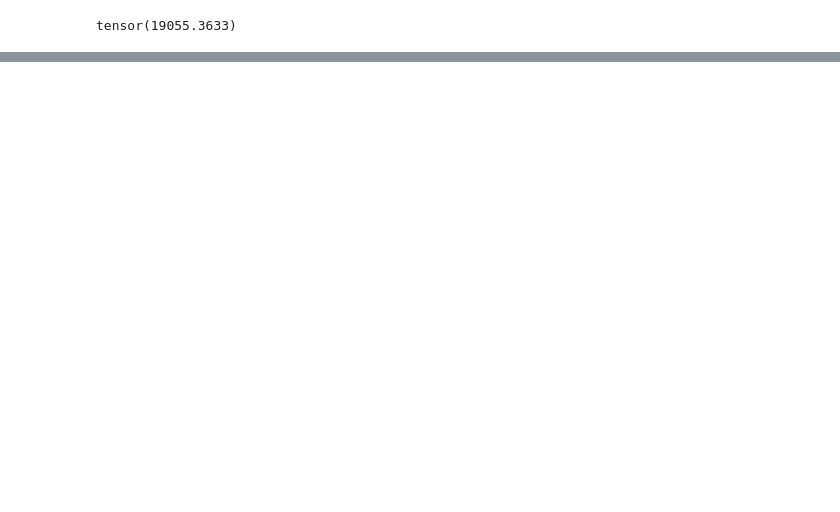
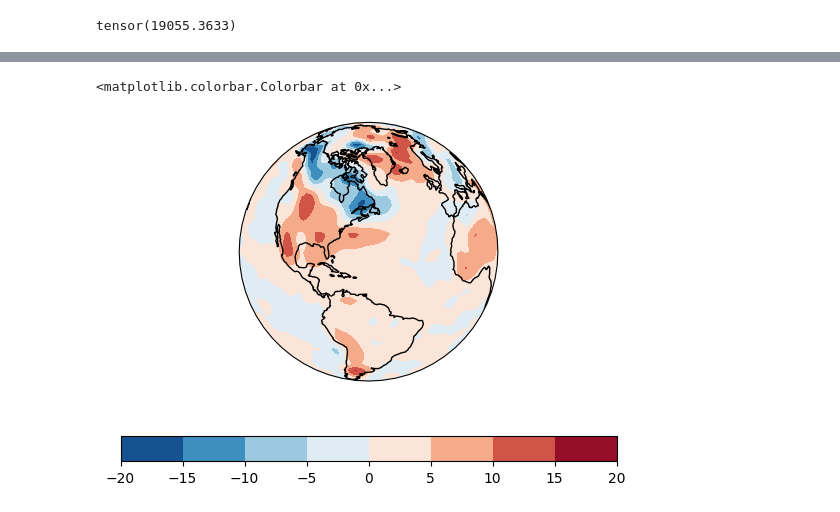
Before and after one commit to techieji/weather, a Jupyter notebook: data-analysis.ipynb, the cells around one changed output, grey strips where cells are left out. Cells and saved outputs as stored; diff of their text form; code cells hidden in the pictures; blank space fills up the shorter version.

```diff
--- a/data-analysis.ipynb
+++ b/data-analysis.ipynb
@@ -126,0 +238,12 @@ len(data.get_var('variance'))
+# %%
+im = (nn.DATA.vars - cust_clim_avg).isel(time=1459, level=16)
+data, lon, lat = cutil.add_cyclic(im.air, im.lon, im.lat)
+fig = plt.figure()
+ax = fig.add_subplot(1, 1, 1, projection=ccrs.Orthographic(central_longitude=300, central_latitude=30))
+ax.set_global()
+lines = ax.contourf(lon, lat, data, transform=ccrs.PlateCarree(), cmap='RdBu_r')
+ax.coastlines()
+fig.colorbar(lines, orientation='horizontal')
+# %% [output]
+<matplotlib.colorbar.Colorbar at 0x...>
+[figure, added]
```
Also changed, not shown: parts of 12 cells of this notebook, 3 other files.
